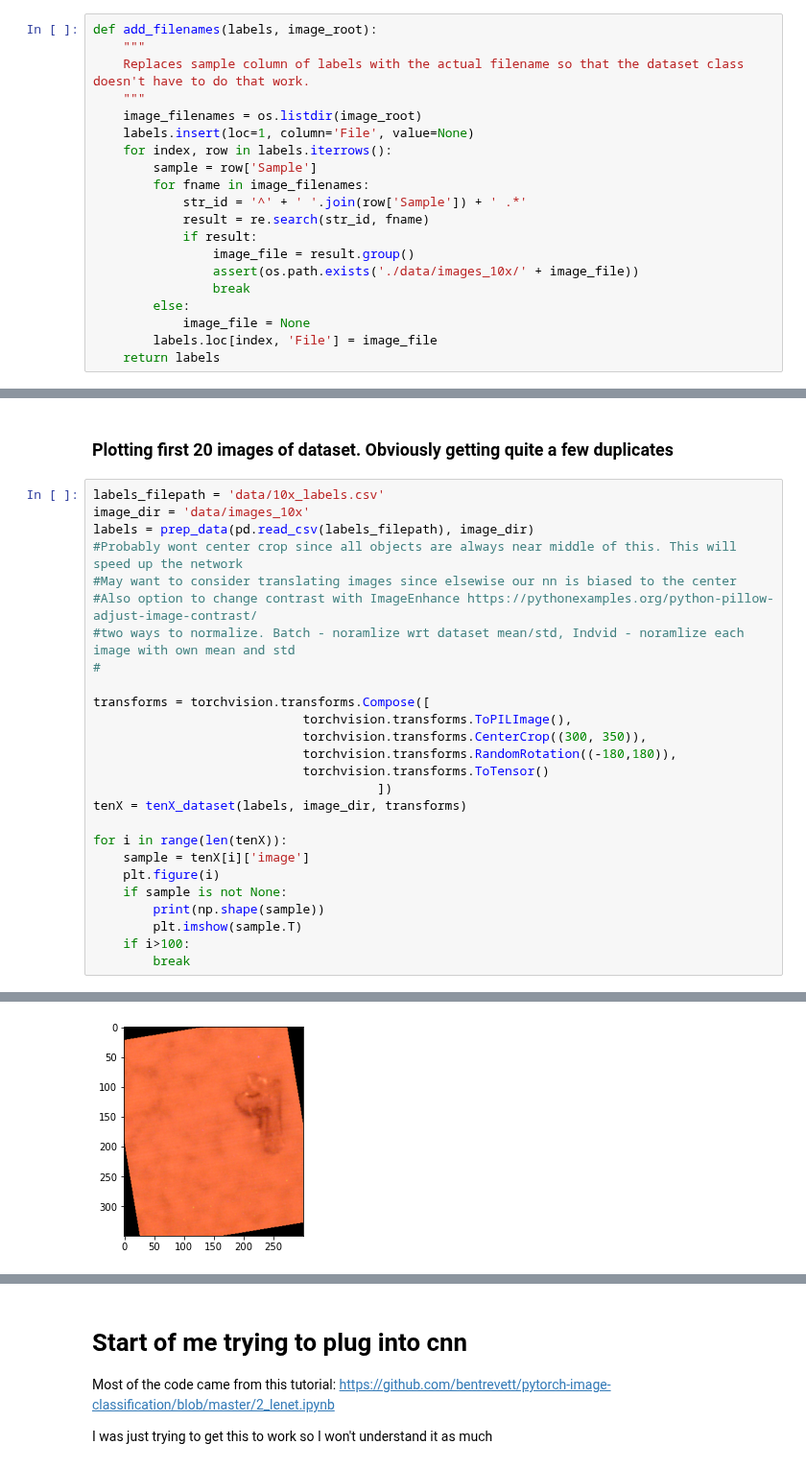
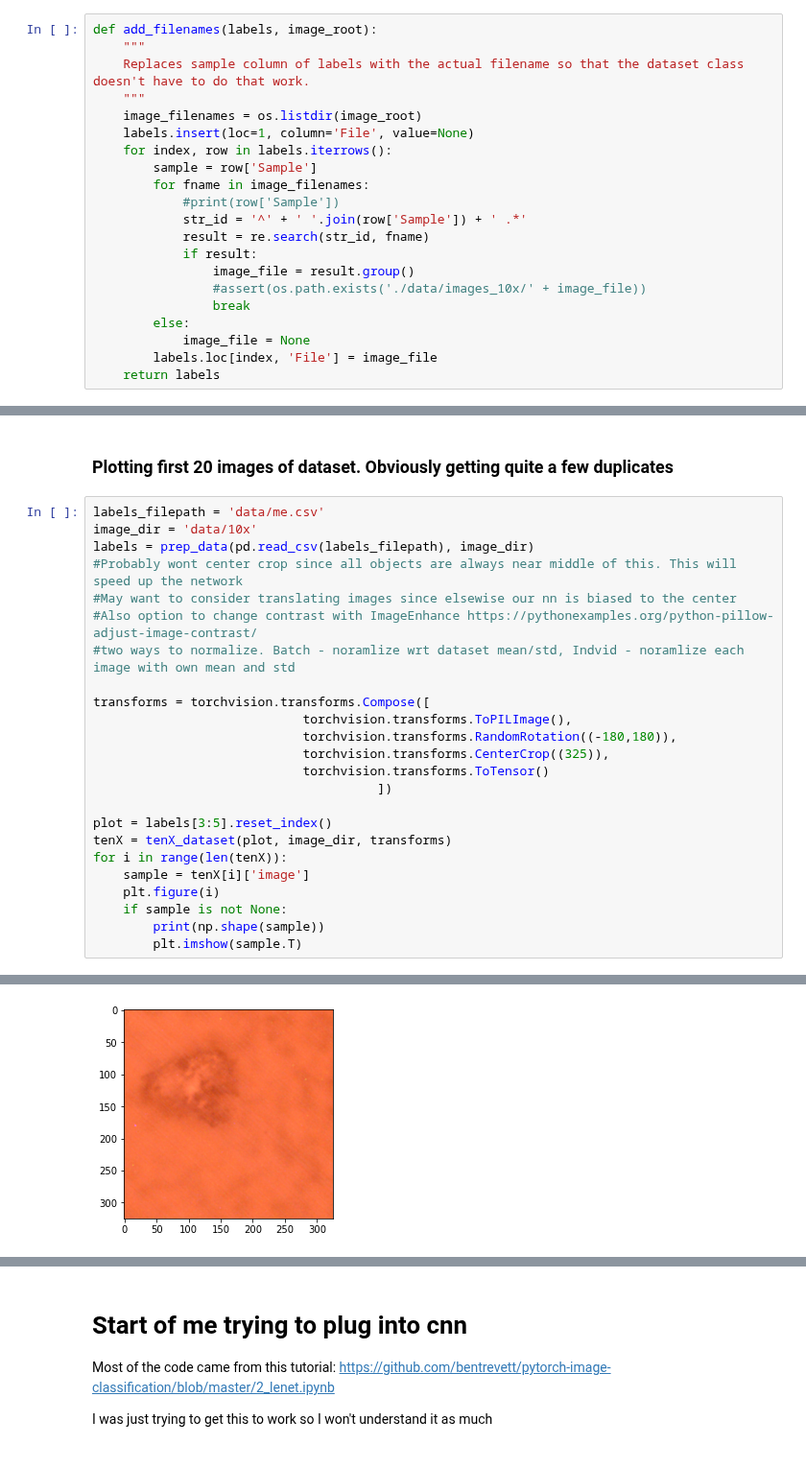
Before and after one commit to Fantastic-Microplastic-Machine/FmPM, a Jupyter notebook: fmpm/will/clean_class_will.ipynb, the cells around one changed output, grey strips where cells are left out. Shown at 96% size. Cells and saved outputs as stored; diff of their text form.

```diff
--- a/fmpm/will/clean_class_will.ipynb
+++ b/fmpm/will/clean_class_will.ipynb
@@ -62,11 +63,12 @@ def add_filenames(labels, image_root):
     for index, row in labels.iterrows():
         sample = row['Sample']
         for fname in image_filenames:
+            #print(row['Sample'])
             str_id = '^' + ' '.join(row['Sample']) + ' .*'
             result = re.search(str_id, fname)
             if result:
                 image_file = result.group()
-                assert(os.path.exists('./data/images_10x/' + image_file))
+                #assert(os.path.exists('./data/images_10x/' + image_file))
                 break
         else:
             image_file = None
@@ -166,31 +167,29 @@ class tenX_dataset(torch.utils.data.Dataset):
 # %% [markdown]
 ### Plotting first 20 images of dataset. Obviously getting quite a few duplicates
 # %%
-labels_filepath = 'data/10x_labels.csv'
-image_dir = 'data/images_10x'
+labels_filepath = 'data/me.csv'
+image_dir = 'data/10x'
 labels = prep_data(pd.read_csv(labels_filepath), image_dir)
 #Probably wont center crop since all objects are always near middle of this. This will speed up the network
 #May want to consider translating images since elsewise our nn is biased to the center
 #Also option to change contrast with ImageEnhance https://pythonexamples.org/python-pillow-adjust-image-contrast/
 #two ways to normalize. Batch - noramlize wrt dataset mean/std, Indvid - noramlize each image with own mean and std
-#
 
 transforms = torchvision.transforms.Compose([
                             torchvision.transforms.ToPILImage(),
-                            torchvision.transforms.CenterCrop((300, 350)),
                             torchvision.transforms.RandomRotation((-180,180)),
+                            torchvision.transforms.CenterCrop((325)),
                             torchvision.transforms.ToTensor()
                                       ])
-tenX = tenX_dataset(labels, image_dir, transforms)
 
+plot = labels[3:5].reset_index()
+tenX = tenX_dataset(plot, image_dir, transforms)
 for i in range(len(tenX)):
     sample = tenX[i]['image']
     plt.figure(i)
     if sample is not None:
         print(np.shape(sample))
         plt.imshow(sample.T)
-    if i>100:
-        break
 # %% [output]
 A value is trying to be set on a copy of a slice from a DataFrame
 
@@ -230 +202 @@ torch.Size([3, 300, 350])
-[figure, old version]
+[figure, new version]
```
Also changed, not shown: parts of 20 cells of this notebook, 6 other files.
